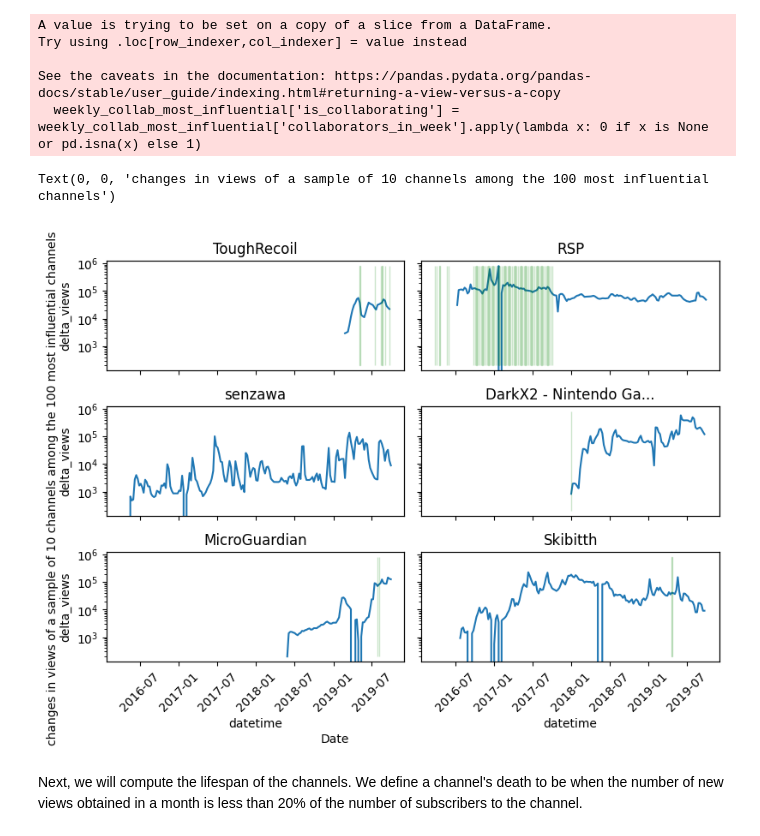
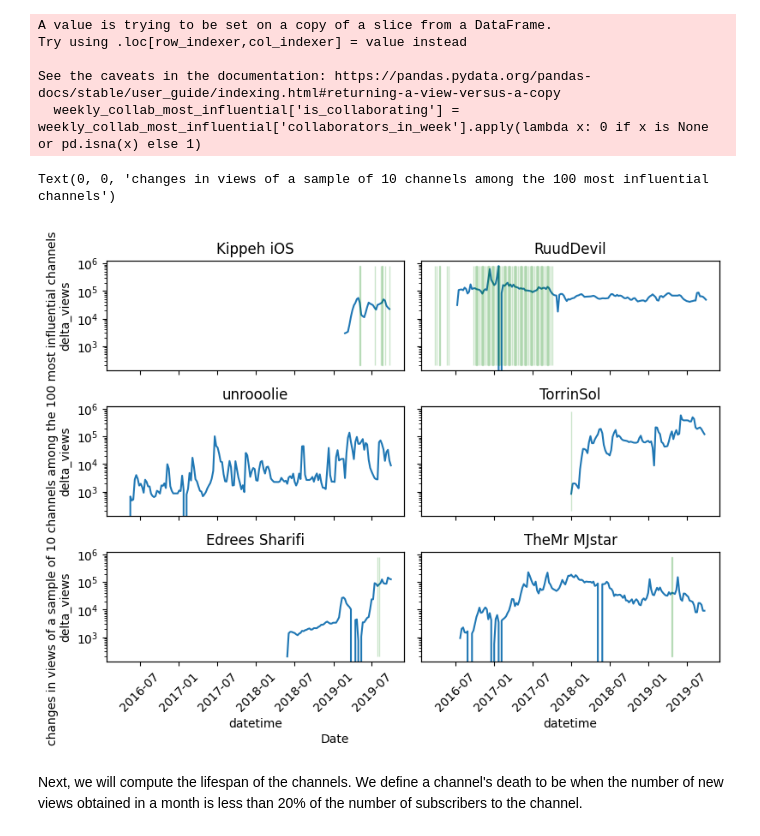
Before and after one commit to epfl-ada/ada-2023-project-adacadabra, a Jupyter notebook: Research q 4.ipynb, the cells around one changed output. Saved outputs shown, nothing was run; the diff lists cells and outputs as text; code cells hidden in the pictures.

```diff
--- a/Research q 4.ipynb
+++ b/Research q 4.ipynb
@@ -202,0 +222,34 @@ plt.yticks([])
+# %%
+# plot graph of changes in views of PewDiePie's channel with collaboration data
+
+# obtain weekly collaboration data of sample channel
+channel_collab_example_pewdiepie = df_weekly_collaborators[df_weekly_collaborators['channel_id'].isin({'UC-lHJZR3Gqxm24_Vd_AJ5Yw'})]
+
+# add binary column for presence of collaborations in a particular week
+channel_collab_example_pewdiepie['is_collaborating'] = channel_collab_example_pewdiepie['collaborators_in_week'].apply(lambda x: 0 if x is None or pd.isna(x) else 1)
+
+# obtain timeseries data of the sample channel
+timeseries_collab_example_pewdiepie = df_timeseries[df_timeseries['channel'].isin({'UC-lHJZR3Gqxm24_Vd_AJ5Yw'})]
+
+dataset = timeseries_collab_example_pewdiepie.drop(timeseries_collab_example_pewdiepie[timeseries_collab_example_pewdiepie.datetime < sample_start_date].index).copy()
+
+fig = plt.figure(figsize=(15,5))
+ax1 = fig.add_subplot(1, 2, 1)
+
+# plot timeseries of changes in number of views a channel has
+sns.lineplot(x = 'datetime', y = 'delta_views', hue = 'channel', data = dataset, ax=ax1, color="blue")
+plt.xticks(rotation=45)
+plt.legend(loc='lower right', fontsize = 5)
+ax1.set_title(channel_id_to_name_dict.get('UC-lHJZR3Gqxm24_Vd_AJ5Yw'))
+
+ax2 = ax1.twinx()
+
+# plot collaboration binary timeline
+# plot green for collaboration in the week
+s1 = channel_collab_example_pewdiepie[channel_collab_example_pewdiepie['is_collaborating'] == 1]
+data = channel_collab_example_pewdiepie.copy()
+data['datetime'] = data['Year-Week'].apply(lambda d: datetime.datetime.strptime(d + '-1', '%Y-%W-%w'))
+inxval = matplotlib.dates.date2num(data[data['is_collaborating'] == 1]['datetime'])
+times= list(zip(inxval, np.ones(len(s1))))
+ax2.broken_barh(times, (0, 100), color="green", alpha = 0.3)
+plt.yticks([])
@@ -281,35 +341,35 @@ See the caveats in the documentation: https://pandas.pydata.org/pandas-docs/stab
 # %%
 # plot graph of changes in views of the sample of 10 from the 100 most influenctial channels with collaboration data
 
 fig, ax = plt.subplots(3,2,figsize= (8,6), sharey = True, sharex = True)
 
 for i in range(6):
 
     sbplt = ax[i%3, math.floor(i/3)]
 
     # plot timeseries of changes in number of views a channel has
     sns.lineplot(x = 'datetime', y = 'delta_views', data = most_influential_grouped.loc[indexed_influential_channels[i]], ax=sbplt)
     sbplt.set_yscale('log')
-    sbplt.set_title(channel_id_to_name_dict.get(indexed_channels[i]))
+    sbplt.set_title(channel_id_to_name_dict.get(indexed_influential_channels[i]))
     sbplt.tick_params(axis='x', labelrotation=45)
 
     sbplt2 = sbplt.twinx()
 
     # plot collaboration binary timeline
     # plot green for collaboration in the week
     s1 = weekly_collab_most_influential[ (weekly_collab_most_influential['is_collaborating'] == 1) & (weekly_collab_most_influential['channel_id'] == indexed_influential_channels[i])]
     inxval = matplotlib.dates.date2num(weekly_collab_most_influential[(weekly_collab_most_influential['is_collaborating'] == 1) & (weekly_collab_most_influential['channel_id'] == indexed_influential_channels[i])]['Year-Week'].apply(lambda d: datetime.datetime.strptime(d + '-1', '%Y-%W-%w')))
     times= list(zip(inxval, np.ones(len(s1))))
     plt.yticks([])
     sbplt2.broken_barh(times, (0, 100), color="green", alpha = 0.2)
 
 fig.tight_layout()
 
 fig.text(0.4,0, "Date")
 fig.text(0,0, "changes in views of a sample of 10 channels among the 100 most influential channels", rotation = 90)
 # %% [output]
 Text(0, 0, 'changes in views of a sample of 10 channels among the 100 most influential channels')
-[figure, old version]
+[figure, new version]
 # %% [markdown]
 Next, we will compute the lifespan of the channels. We define a channel's death to be when the number of new views obtained in a month is less than 20% of the number of subscribers to the channel.
 # %%
```
Also changed, not shown: parts of 5 cells of this notebook, 1 other file.
